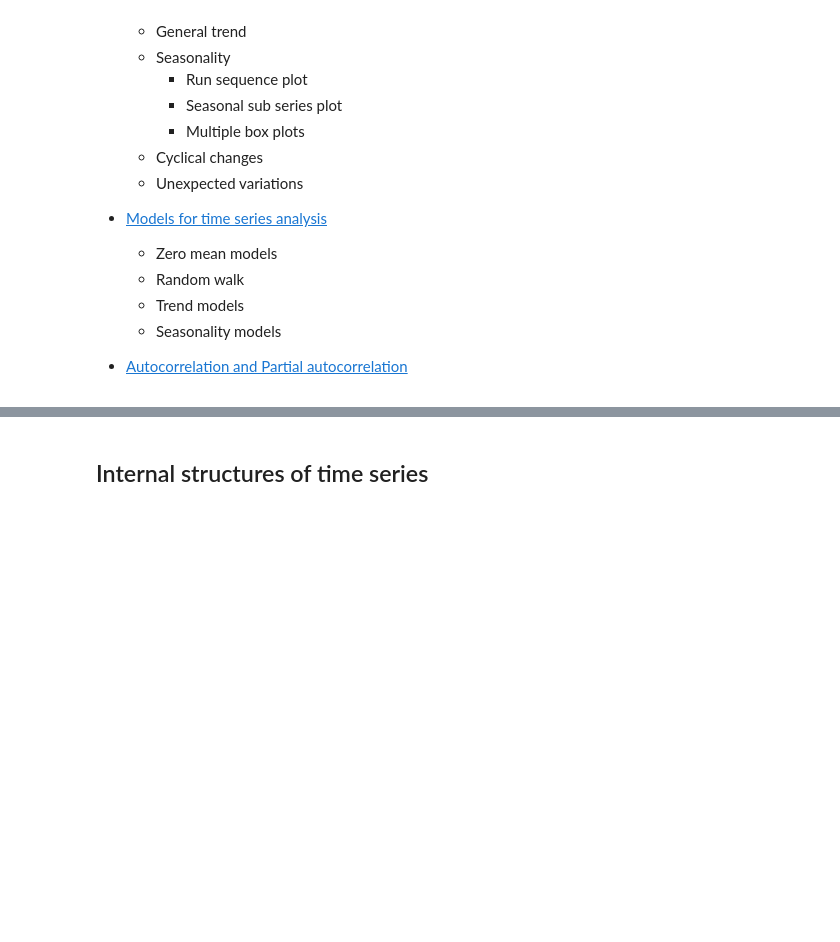
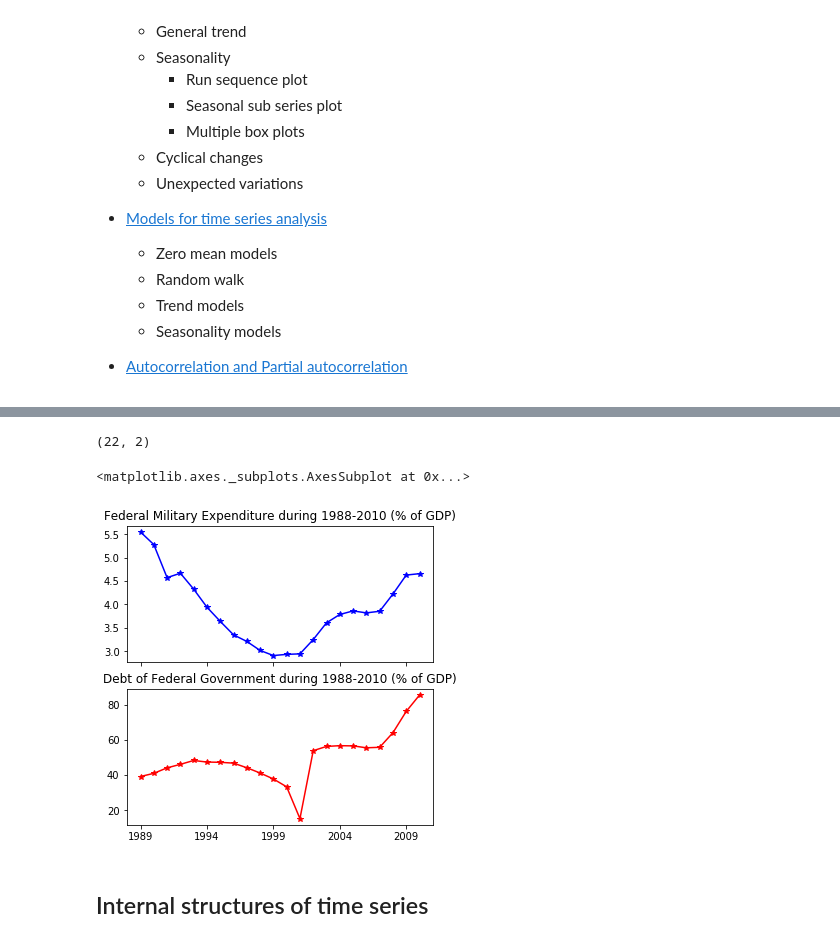
Before and after one commit to type-null/Time-Series-Analysis, a Jupyter notebook: 1-Introduction-to-Time-Series.ipynb, the cells around one changed output, grey strips where cells are left out. Cells and saved outputs as stored; diff of their text form; code cells hidden in the pictures; blank space fills up the shorter version.

```diff
--- a/1-Introduction-to-Time-Series.ipynb
+++ b/1-Introduction-to-Time-Series.ipynb
@@ -27,3 +96,28 @@
+# %%
+central_govt_debt_us = central_govt_debt.loc['USA'].T
+military_exp_us = military_exp.loc['USA'].T
+data_us = pd.concat((military_exp_us, central_govt_debt_us), axis=1)
+
+index0 = np.where(data_us.index=='1960')[0][0]
+index1 = np.where(data_us.index=='2010')[0][0]
+data_us = data_us.iloc[index0:index1+1,:]
+data_us.columns = ['Federal Military Expenditure', 'Debt of Federal Government']
+
+data_us.dropna(inplace=True)
+data_us.shape
+# %% [output]
+(22, 2)
+# %%
+# Two subplots, the axes array is 1-d
+f, axarr = plt.subplots(2, sharex=True)
+f.set_size_inches(5.5, 5.5)
+axarr[0].set_title('Federal Military Expenditure during 1988-2010 (% of GDP)')
+data_us['Federal Military Expenditure'].plot(linestyle='-', marker='*', color='b', ax=axarr[0])
+axarr[1].set_title('Debt of Federal Government during 1988-2010 (% of GDP)')
+data_us['Debt of Federal Government'].plot(linestyle='-', marker='*', color='r', ax=axarr[1])
+# %% [output]
+<matplotlib.axes._subplots.AxesSubplot at 0x...>
+[figure, added]
 # %% [markdown]
 <a name="p2"></a>
 ## Internal structures of time series
```
Also changed, not shown: parts of 8 cells of this notebook, 1 other file.
